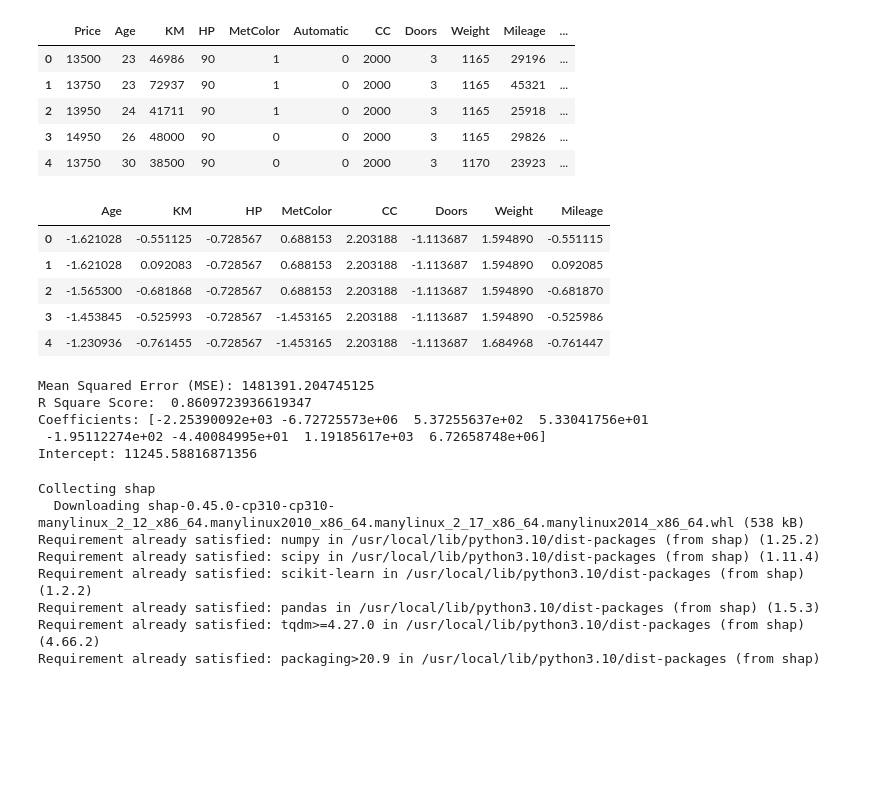
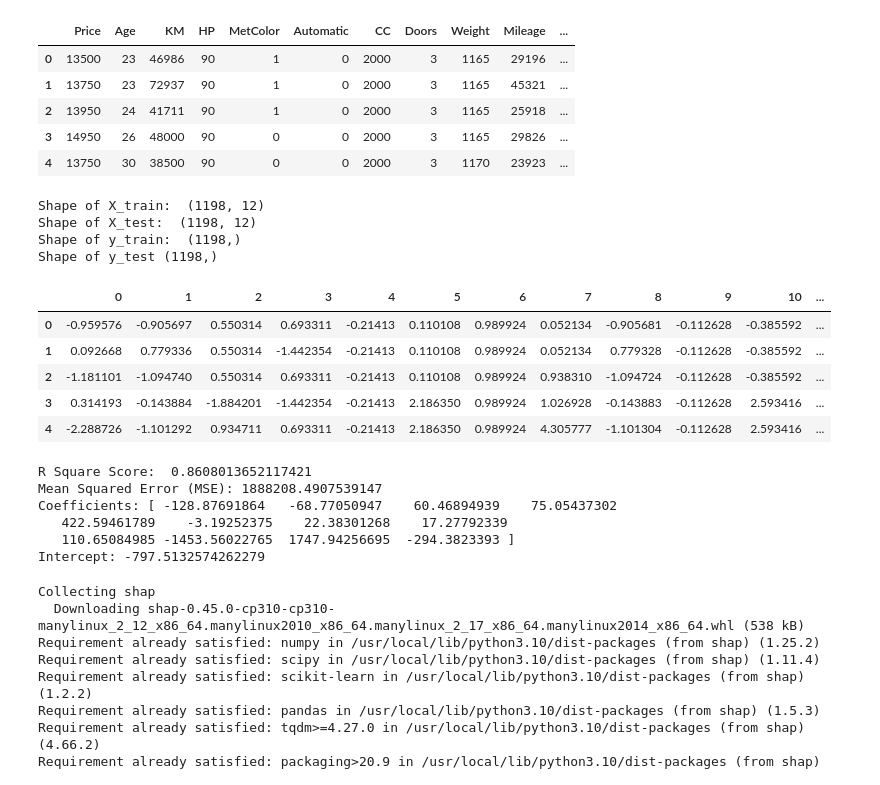
Before and after one commit to michelmalki/MichelMalki, a Jupyter notebook: Used_Car_Sales.ipynb, the cells around one changed output. Saved outputs shown, nothing was run; the diff lists cells and outputs as text; code cells hidden in the pictures; blank space fills up the shorter version.

```diff
--- a/Used_Car_Sales.ipynb
+++ b/Used_Car_Sales.ipynb
@@ -156,8 +156,9 @@ dtypes: float64(5), int64(5)
 memory usage: 93.7 KB
 # %%
 # get_dummies() is a Pandas function performs one-hot encoding
-df = pd.get_dummies(df)
-df.head()
+from sklearn.preprocessing import OneHotEncoder
+df_encoded = pd.get_dummies(df)
+df_encoded.head()
 # one-hot encoding helps prevent
 # from assuming any ordinal relationship between
 # categories and ensures that each category is treated independently.
@@ -173,0 +172,11 @@ y_train = df['price']
+# %%
+x = df_encoded.drop('Price', axis = 1)
+y = df_encoded['Price']
+# %%
+print("Shape of X_train: ",x.shape)
+print("Shape of y_train: ",y.shape)
+# %% [output]
+Shape of X_train:  (1198, 12)
+Shape of X_test:  (1198, 12)
+Shape of y_train:  (1198,)
+Shape of y_test (1198,)
@@ -174,19 +186,17 @@ y_train = df['price']
 # %%
 # Normalizing the Data
 from sklearn.preprocessing import StandardScaler
 from sklearn.model_selection import train_test_split
 from sklearn.metrics import mean_squared_error, r2_score
 from sklearn.linear_model import LinearRegression
-
-
-x = StandardScaler().fit_transform(df)
-x_train_scale = df.drop(columns=['price'])
-y_train_scale = df['price']
-pd.DataFrame(x_train_scale, columns=x_train.columns).head()
+from sklearn.linear_model import LogisticRegression
+scaler = StandardScaler()
+x_train_scaled = scaler.fit_transform(x_train)
+pd.DataFrame(x_train_scaled).head()
 # %% [output]
-|  | Age | KM | HP | MetColor | CC | Doors | Weight | Mileage |
-| 0 | -1.621028 | -0.551125 | -0.728567 | 0.688153 | 2.203188 | -1.113687 | 1.594890 | -0.551115 |
-| 1 | -1.621028 | 0.092083 | -0.728567 | 0.688153 | 2.203188 | -1.113687 | 1.594890 | 0.092085 |
-| 2 | -1.565300 | -0.681868 | -0.728567 | 0.688153 | 2.203188 | -1.113687 | 1.594890 | -0.681870 |
-| 3 | -1.453845 | -0.525993 | -0.728567 | -1.453165 | 2.203188 | -1.113687 | 1.594890 | -0.525986 |
-| 4 | -1.230936 | -0.761455 | -0.728567 | -1.453165 | 2.203188 | -1.113687 | 1.684968 | -0.761447 |
+|  | 0 | 1 | 2 | 3 | 4 | 5 | 6 | 7 | 8 | 9 | 10 | ... |
+| 0 | -0.959576 | -0.905697 | 0.550314 | 0.693311 | -0.21413 | 0.110108 | 0.989924 | 0.052134 | -0.905681 | -0.112628 | -0.385592 | ... |
+| 1 | 0.092668 | 0.779336 | 0.550314 | -1.442354 | -0.21413 | 0.110108 | 0.989924 | 0.052134 | 0.779328 | -0.112628 | -0.385592 | ... |
+| 2 | -1.181101 | -1.094740 | 0.550314 | 0.693311 | -0.21413 | 0.110108 | 0.989924 | 0.938310 | -1.094724 | -0.112628 | -0.385592 | ... |
+| 3 | 0.314193 | -0.143884 | -1.884201 | -1.442354 | -0.21413 | 2.186350 | 0.989924 | 1.026928 | -0.143883 | -0.112628 | 2.593416 | ... |
+| 4 | -2.288726 | -1.101292 | 0.934711 | 0.693311 | -0.21413 | 2.186350 | 0.989924 | 4.305777 | -1.101304 | -0.112628 | 2.593416 | ... |
@@ -203,17 +207,23 @@ lr = LinearRegression()
 lr.fit(x_train,y_train)
 prediction = lr.predict(x_test)
 score = lr.score(x_test,y_test)
+r2 = r2_score(y_test, prediction)
 mse = mean_squared_error(y_test, prediction)
+
+print('R Square Score: ', score)
+
 print(f"Mean Squared Error (MSE): {mse}")
-print('R Square Score: ', score)
+
 print(f"Coefficients: {lr.coef_}")
+
 print(f"Intercept: {lr.intercept_}")
 # %% [output]
-Mean Squared Error (MSE): 1481391.204745125
-R Square Score:  0.8609723936619347
-Coefficients: [-2.25390092e+03 -6.72725573e+06  5.37255637e+02  5.33041756e+01
- -1.95112274e+02 -4.40084995e+01  1.19185617e+03  6.72658748e+06]
-Intercept: 11245.58816871356
+R Square Score:  0.8608013652117421
+Mean Squared Error (MSE): 1888208.4907539147
+Coefficients: [ -128.87691864   -68.77050947    60.46894939    75.05437302
+   422.59461789    -3.19252375    22.38301268    17.27792339
+   110.65084985 -1453.56022765  1747.94256695  -294.3823393 ]
+Intercept: -797.5132574262279
 # %%
 !pip install shap
 # %% [output]
```
Also changed, not shown: parts of 6 cells of this notebook.
